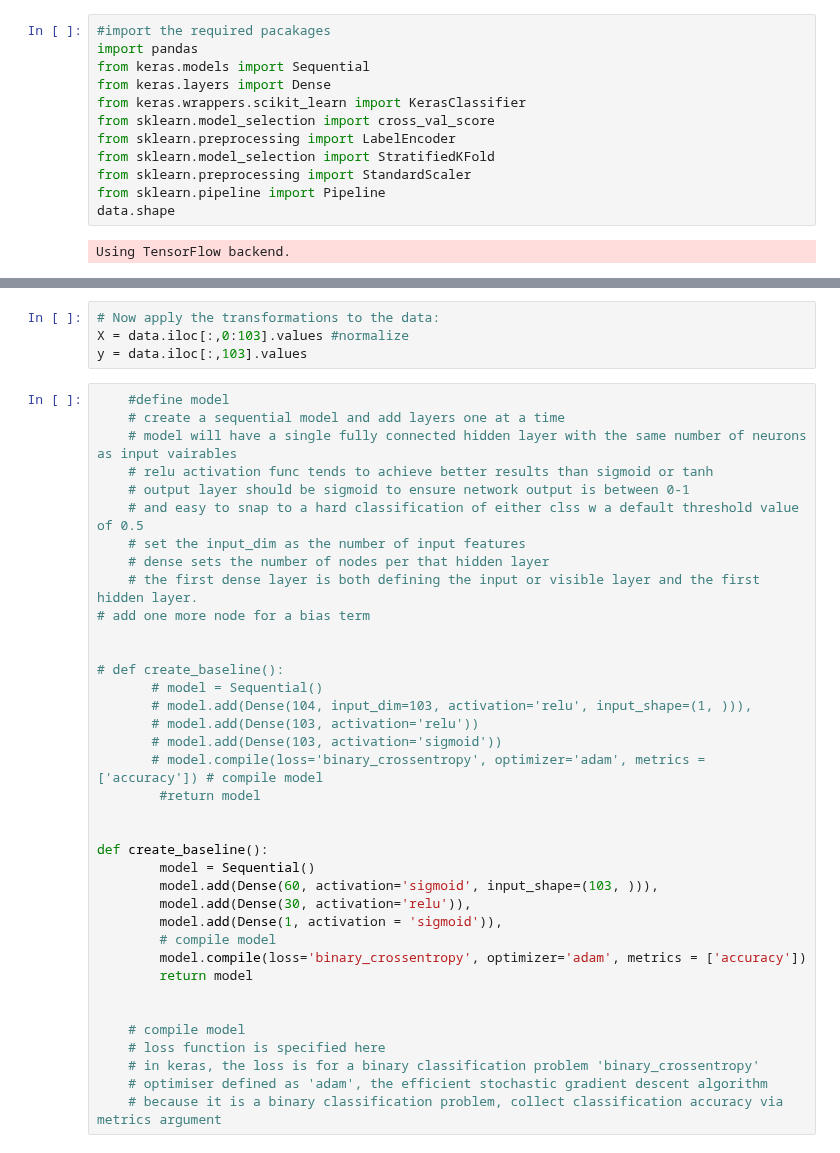
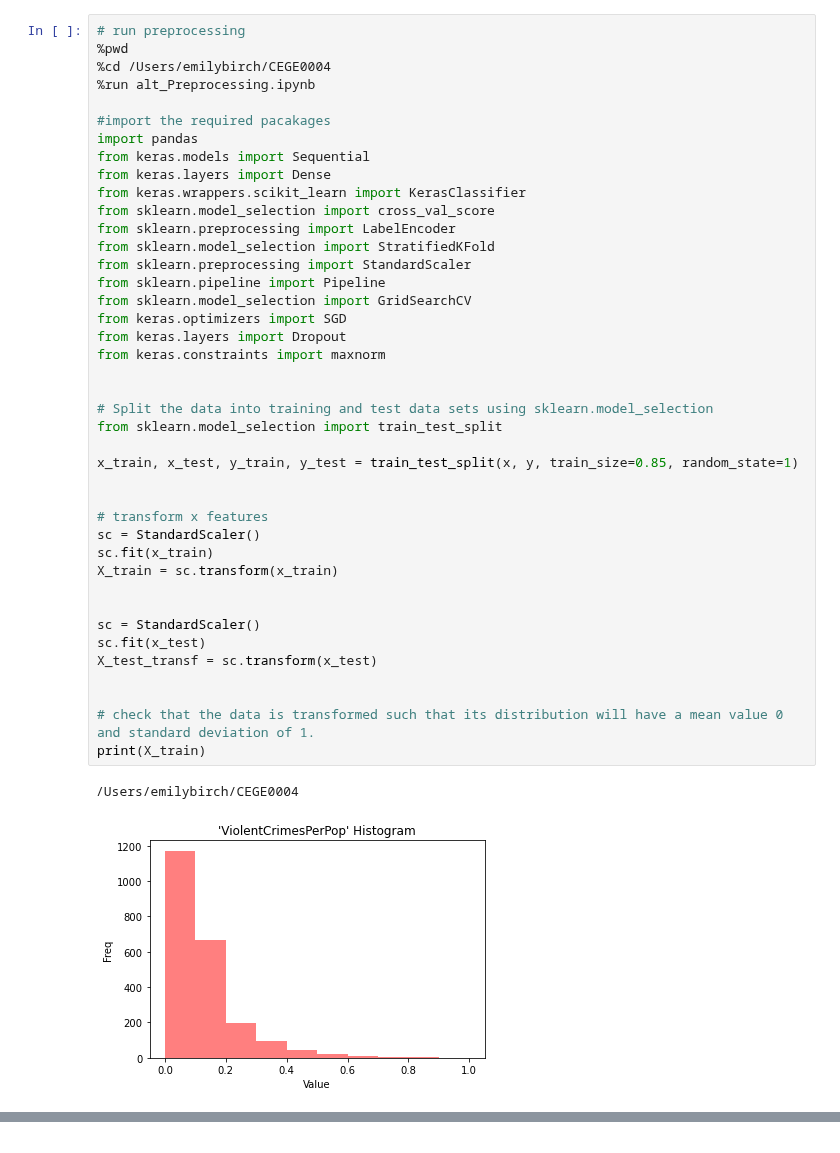
Before and after one commit to blueriver212/Crime_Prediction_ML, a Jupyter notebook: NN-Final.ipynb, the cells around one changed output, grey strips where cells are left out. Cells and saved outputs as stored; diff of their text form.

```diff
--- a/NN-Final.ipynb
+++ b/NN-Final.ipynb
@@ -55,14 +1,44 @@ data.head() #ensiure that there is a crime binary indiactor at the end
 # %%
+# run preprocessing
+%pwd
+%cd /Users/emilybirch/CEGE0004
+%run alt_Preprocessing.ipynb
+
 #import the required pacakages
 import pandas
 from keras.models import Sequential
 from keras.layers import Dense
 from keras.wrappers.scikit_learn import KerasClassifier
 from sklearn.model_selection import cross_val_score
 from sklearn.preprocessing import LabelEncoder
 from sklearn.model_selection import StratifiedKFold
 from sklearn.preprocessing import StandardScaler
 from sklearn.pipeline import Pipeline
-data.shape
+from sklearn.model_selection import GridSearchCV
+from keras.optimizers import SGD
+from keras.layers import Dropout
+from keras.constraints import maxnorm
+
+
+# Split the data into training and test data sets using sklearn.model_selection
+from sklearn.model_selection import train_test_split
+
+x_train, x_test, y_train, y_test = train_test_split(x, y, train_size=0.85, random_state=1)
+
+
+# transform x features
+sc = StandardScaler()
+sc.fit(x_train)
+X_train = sc.transform(x_train)
+
+
+sc = StandardScaler()
+sc.fit(x_test)
+X_test_transf = sc.transform(x_test)
+
+
+# check that the data is transformed such that its distribution will have a mean value 0 and standard deviation of 1.
+print(X_train)
 # %% [output]
-Using TensorFlow backend.
+/Users/emilybirch/CEGE0004
+[figure, added]
@@ -70,41 +59,0 @@ Using TensorFlow backend.
-# %%
-# Now apply the transformations to the data:
-X = data.iloc[:,0:103].values #normalize
-y = data.iloc[:,103].values
-# %%
-    #define model
-    # create a sequential model and add layers one at a time
-    # model will have a single fully connected hidden layer with the same number of neurons as input vairables
-    # relu activation func tends to achieve better results than sigmoid or tanh
-    # output layer should be sigmoid to ensure network output is between 0-1
-    # and easy to snap to a hard classification of either clss w a default threshold value of 0.5
-    # set the input_dim as the number of input features
-    # dense sets the number of nodes per that hidden layer
-    # the first dense layer is both defining the input or visible layer and the first hidden layer.
-# add one more node for a bias term
-
-
-# def create_baseline():
-       # model = Sequential()
-       # model.add(Dense(104, input_dim=103, activation='relu', input_shape=(1, ))),
-       # model.add(Dense(103, activation='relu'))
-       # model.add(Dense(103, activation='sigmoid'))
-       # model.compile(loss='binary_crossentropy', optimizer='adam', metrics = ['accuracy']) # compile model
-        #return model
-
-
-def create_baseline():
-        model = Sequential()
-        model.add(Dense(60, activation='sigmoid', input_shape=(103, ))),
-        model.add(Dense(30, activation='relu')),
-        model.add(Dense(1, activation = 'sigmoid')),
-        # compile model
-        model.compile(loss='binary_crossentropy', optimizer='adam', metrics = ['accuracy'])
-        return model
-
-
-    # compile model
-    # loss function is specified here
-    # in keras, the loss is for a binary classification problem 'binary_crossentropy'
-    # optimiser defined as 'adam', the efficient stochastic gradient descent algorithm
-    # because it is a binary classification problem, collect classification accuracy via metrics argument
```
Also changed, not shown: parts of 13 cells of this notebook.
